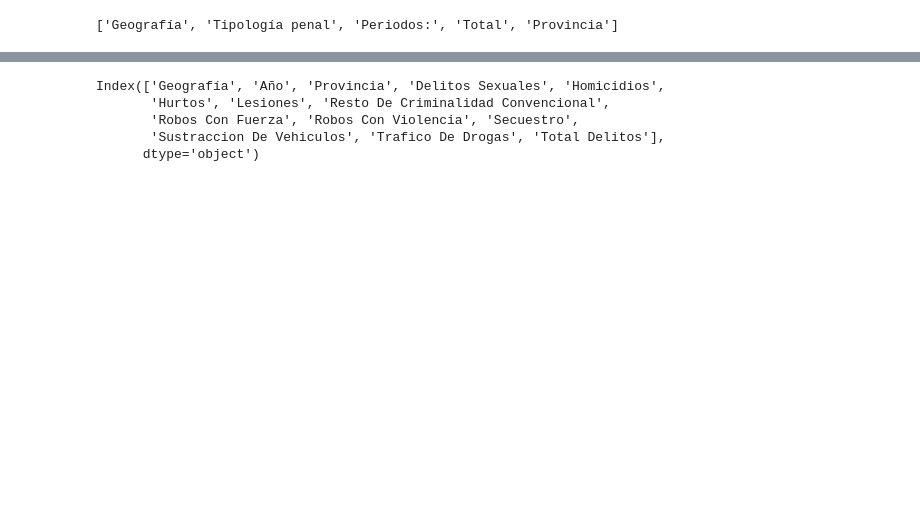
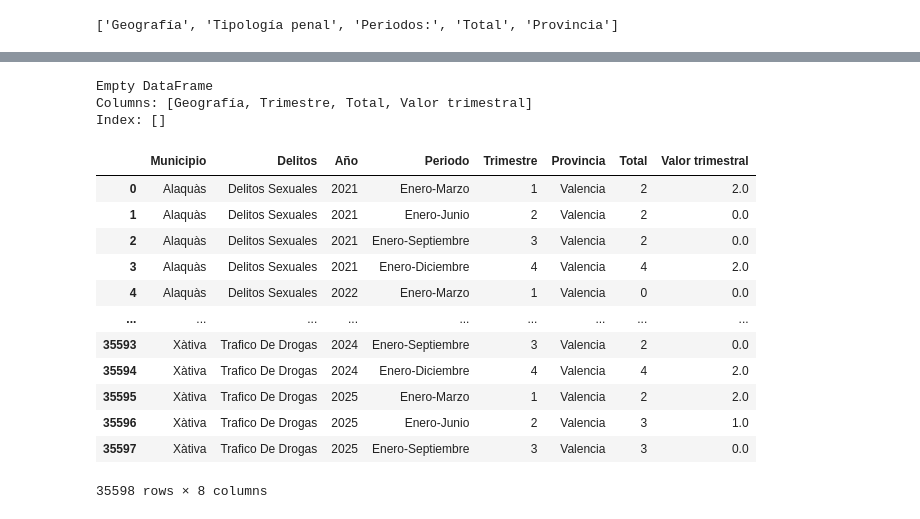
Before and after one commit to 4GeeksAcademy/sp-ml-20-final-project-g4, a Jupyter notebook: src/security_score_elreno23.ipynb, the cells around one changed output, grey strips where cells are left out. Saved outputs shown, nothing was run; the diff lists cells and outputs as text; code cells hidden in the pictures; blank space fills up the shorter version.

```diff
--- a/src/security_score_elreno23.ipynb
+++ b/src/security_score_elreno23.ipynb
@@ -537,5 +711,18 @@ df_suma_tipologias.columns.tolist()
+# %%
+# Buscamos las filas de 2020 donde el valor trimestral salió negativo
+errores_2020 = df_trimestres_reales[
+    (df_trimestres_reales["Año"] == "2020") &
+    (df_trimestres_reales["Valor trimestral"] < 0)
+]
+
+# Mostramos las columnas clave para entender por qué la corrección falló
+print(errores_2020[["Geografía", "Trimestre", "Total", "Valor trimestral"]])
+# %% [output]
+Empty DataFrame
+Columns: [Geografía, Trimestre, Total, Valor trimestral]
+Index: []
 # %%
-def pipeline_provincia(df, mapa_normalizacion, lista_municipios):
+def pipeline_provincia(df, mapa_normalizacion):
     df = limpiar_geografia_general(df)
     df = limpiar_tipologia_penal(df)
 
@@ -543,30 +730,46 @@ def pipeline_provincia(df, mapa_normalizacion, lista_municipios):
     if mapa_normalizacion:
         df = normalizacion_municipios(df, mapa_normalizacion)
 
-    # Filtrado por lista oficial de municipios
-    if lista_municipios:
-        df = filtrar_municipios(df, lista_municipios)
-
+    df = filtrar_municipios(df)
     df = normalizar_texto_tipologia_penal(df)
     df = generalizacion_tipologia_penal(df)
-    df = normalizacion_año_ultimo_trimestre(df)
-    df = pivot_delitos(df)
+    df = normalizacion_año_trimestre(df)
 
     return df
 
 
-df_valencia_limpio = pipeline_provincia(df_valencia,mapa_normalizacion_valencia, lista_municipios_valencia)
+df_valencia_limpio = pipeline_provincia(df_valencia,mapa_normalizacion_valencia)
 
-df_barcelona_limpio = pipeline_provincia(df_barcelona,{},[])
+df_barcelona_limpio = pipeline_provincia(df_barcelona,{})
 
-df_madrid_limpio = pipeline_provincia(df_madrid, {}, [])
-df_madrid_limpio.columns
+df_madrid_limpio = pipeline_provincia(df_madrid, {})
-# %% [output]
-Index(['Geografía', 'Año', 'Provincia', 'Delitos Sexuales', 'Homicidios',
-       'Hurtos', 'Lesiones', 'Resto De Criminalidad Convencional',
-       'Robos Con Fuerza', 'Robos Con Violencia', 'Secuestro',
-       'Sustraccion De Vehiculos', 'Trafico De Drogas', 'Total Delitos'],
-      dtype='object')
 # %%
 df_final = pd.concat([df_valencia_limpio, df_barcelona_limpio, df_madrid_limpio], ignore_index=True)
+
+# 1. Agregamos duplicados (ahora que están todos los datos juntos)
+df_final = agregar_duplicados_tipologias(df_final)
+
+# 2. Calculamos los trimestres reales sobre el total limpio
+df_final = calcular_trimestres_reales(df_final)
+
+# 3. cambiamos nombres de columnas
+df_final = df_final.rename(columns={"Geografía":"Municipio"})
+
+# 4. Guardamos el resultado final
 df_final.to_csv("../data/processed/df_final.csv", index=False)
+
+df_final
+# %% [output]
+|  | Municipio | Delitos | Año | Periodo | Trimestre | Provincia | Total | Valor trimestral |
+| 0 | Alaquàs | Delitos Sexuales | 2021 | Enero-Marzo | 1 | Valencia | 2 | 2.0 |
+| 1 | Alaquàs | Delitos Sexuales | 2021 | Enero-Junio | 2 | Valencia | 2 | 0.0 |
+| 2 | Alaquàs | Delitos Sexuales | 2021 | Enero-Septiembre | 3 | Valencia | 2 | 0.0 |
+| 3 | Alaquàs | Delitos Sexuales | 2021 | Enero-Diciembre | 4 | Valencia | 4 | 2.0 |
+| 4 | Alaquàs | Delitos Sexuales | 2022 | Enero-Marzo | 1 | Valencia | 0 | 0.0 |
+| ... | ... | ... | ... | ... | ... | ... | ... | ... |
+| 35593 | Xàtiva | Trafico De Drogas | 2024 | Enero-Septiembre | 3 | Valencia | 2 | 0.0 |
+| 35594 | Xàtiva | Trafico De Drogas | 2024 | Enero-Diciembre | 4 | Valencia | 4 | 2.0 |
+| 35595 | Xàtiva | Trafico De Drogas | 2025 | Enero-Marzo | 1 | Valencia | 2 | 2.0 |
+| 35596 | Xàtiva | Trafico De Drogas | 2025 | Enero-Junio | 2 | Valencia | 3 | 1.0 |
+| 35597 | Xàtiva | Trafico De Drogas | 2025 | Enero-Septiembre | 3 | Valencia | 3 | 0.0 |
+35598 rows × 8 columns
```
Also changed, not shown: parts of 25 cells of this notebook, 11 other files.
